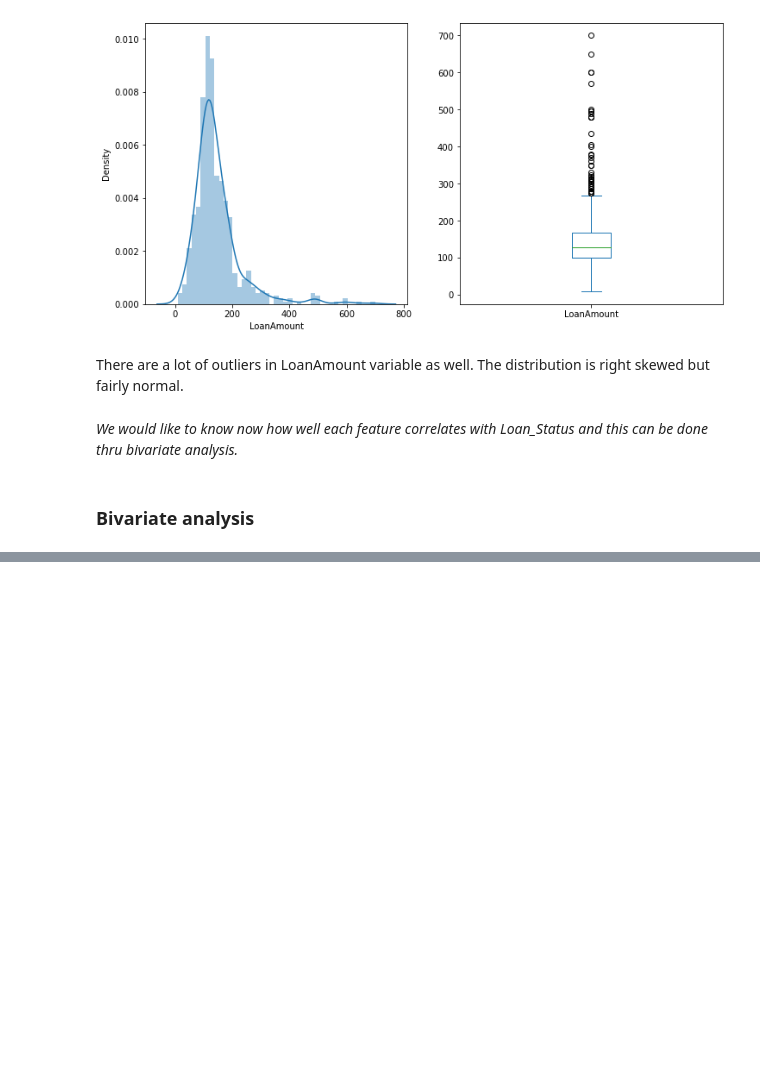
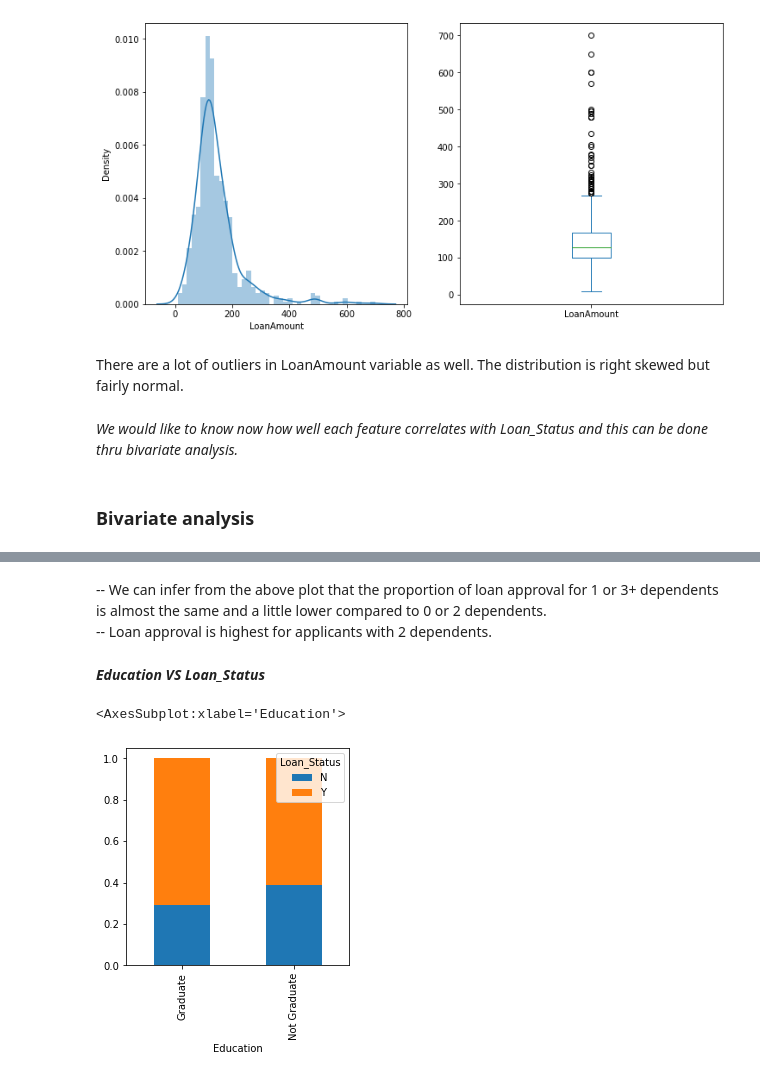
Before and after one commit to unpatel1/Challenge_AProjectAWeek, a Jupyter notebook: Week_08/Week_08_00_Loan_Prediction_ML_Project.ipynb, the cells around one changed output, grey strips where cells are left out. Saved outputs shown, nothing was run; the diff lists cells and outputs as text; code cells hidden in the pictures; blank space fills up the shorter version.

```diff
--- a/Week_08/Week_08_00_Loan_Prediction_ML_Project.ipynb
+++ b/Week_08/Week_08_00_Loan_Prediction_ML_Project.ipynb
@@ -350,0 +430,11 @@ There are a lot of outliers in LoanAmount variable as well. The distribution is
+# %% [markdown]
+-- We can infer from the above plot that the proportion of loan approval for 1 or 3+ dependents is almost the same and a little lower compared to 0 or 2 dependents.
+-- Loan approval is highest for applicants with 2 dependents.
+# %% [markdown]
+***Education VS Loan_Status***
+# %%
+Education = pd.crosstab(train['Education'], train['Loan_Status'])
+Education.div(Education.sum(1).astype(float), axis = 0).plot(kind = 'bar', stacked = True, figsize = (4,4))
+# %% [output]
+<AxesSubplot:xlabel='Education'>
+[figure, added]
```
Also changed, not shown: parts of 63 cells of this notebook.
